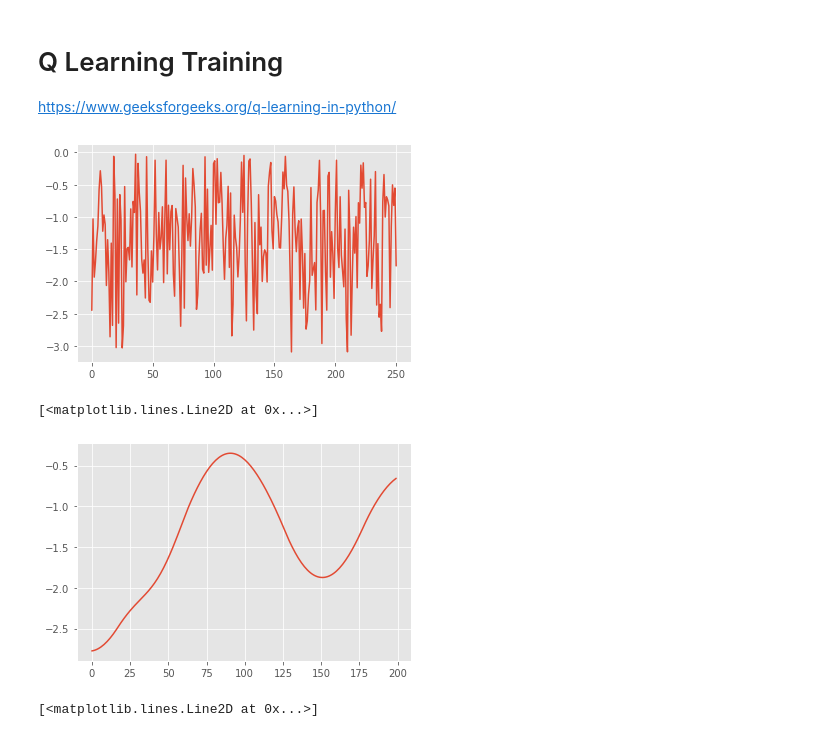
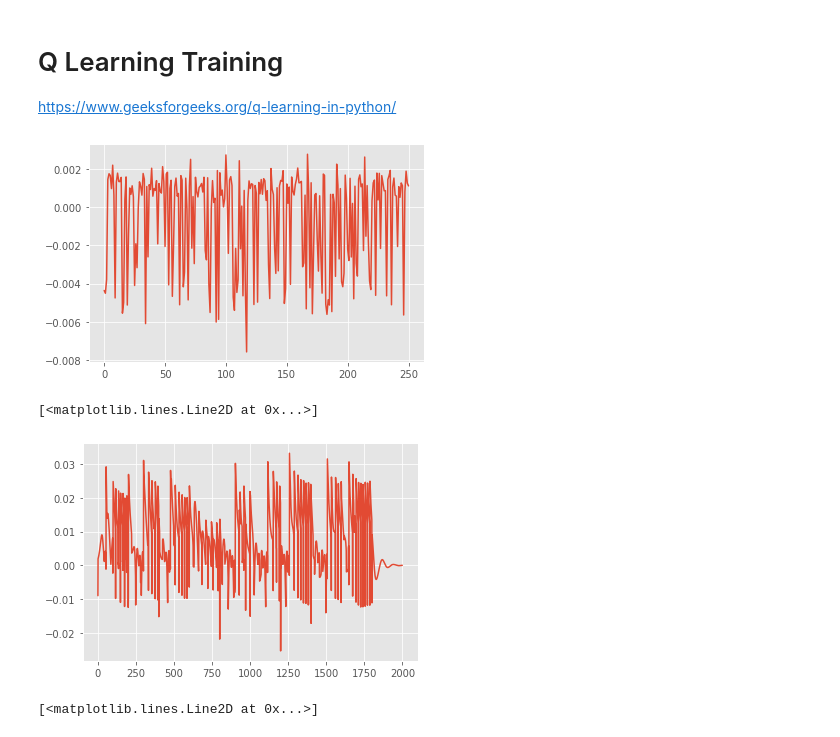
Before and after one commit to JonComo/BLDCML, a Jupyter notebook: simulation.ipynb, the cells around one changed output. Drawn from its saved outputs; the diff is of its cells as text; code cells hidden in the pictures.

Commit message:
Q learning working

```diff
--- a/simulation.ipynb
+++ b/simulation.ipynb
@@ -174,9 +187,11 @@ _, _, _, _ = motor.step(states[3], 200, True)
 _, _, _, _ = motor.step(states[4], 200, True)
 # %%
 # 330 degrees alignment
+motor.target_angle = state_angles[5]
 _, _, _, _ = motor.step(states[5], 200, True)
 # %%
-for s in states:
+for s, a in zip(states, state_angles):
+    motor.target_angle = a
     motor.step(s, 200, True)
 # %%
 for i in range(20):
@@ -225,3 +219,22 @@ fig = plt.plot(targs)
+# %%
+from time import sleep
+
+def minAngle(x, y):
+    tau = 2*np.pi
+    a = (x - y) % tau
+    b = (y - x) % tau
+    return -a if a < b else b
+
+for _ in range(10):
+    motor.theta = np.random.random() * 2 * np.pi
+    motor.target_angle = np.random.random() * 2 * np.pi
+
+    for _ in range(10):
+        for r in motor.rotor:
+            r.theta = motor.theta
+        motor.render()
+        motor.theta += minAngle(motor.theta, motor.target_angle) / 4
+        sleep(0.1)
 # %% [markdown]
 # Q Learning Training
 
@@ -384,9 +388,9 @@ env = MotorEnv()
 Q = defaultdict(lambda: np.zeros(env.actions))
 # %%
 # Train
-Q, rewards = qLearning(env, Q, 300, 200)
+Q, rewards = qLearning(env, Q, 300, 200, discount_factor=0.8, alpha=0.1, epsilon=0.2)
 # %% [output]
-[figure, old version]
+[figure, new version]
 # %%
 # Evaluate the best policy
 
@@ -394,35 +398,41 @@ def evaluate(env, Q, num_episodes, episode_steps, epsilon = 0.0):
 
     env.render = True
     env.episode_steps = episode_steps
+    env.motor.decay = 0.95
 
     rewards = []
     policy = createEpsilonGreedyPolicy(Q, epsilon, env.actions)
 
     for ith_episode in range(num_episodes):
 
         state = env.reset()
+        env.motor.target_angle = np.random.random() * 2 * np.pi
 
         for t in itertools.count():
+            env.motor.direction = np.sign(minAngle(env.motor.theta,
+                                                   env.motor.target_angle))
+            #env.motor.direction = 0
+
             action_probabilities = policy(state)
             action = np.random.choice(np.arange(
                       len(action_probabilities)),
                        p = action_probabilities)
 
             next_state, reward, done = env.step(action)
             rewards += [reward]
 
             if done:
                 break
 
             state = next_state
 
     return rewards
 
-rewards = evaluate(env, Q, 1, 200, epsilon = 0.0)
+rewards = evaluate(env, Q, 10, 200, epsilon = 0.0)
 plt.plot(rewards)
 # %% [output]
 [<matplotlib.lines.Line2D at 0x...>]
-[figure, old version]
+[figure, new version]
 # %%
 ts = []
 for t in np.linspace(0, 2 * np.pi, 1000):
```
Also changed, not shown: parts of 10 cells of this notebook.
